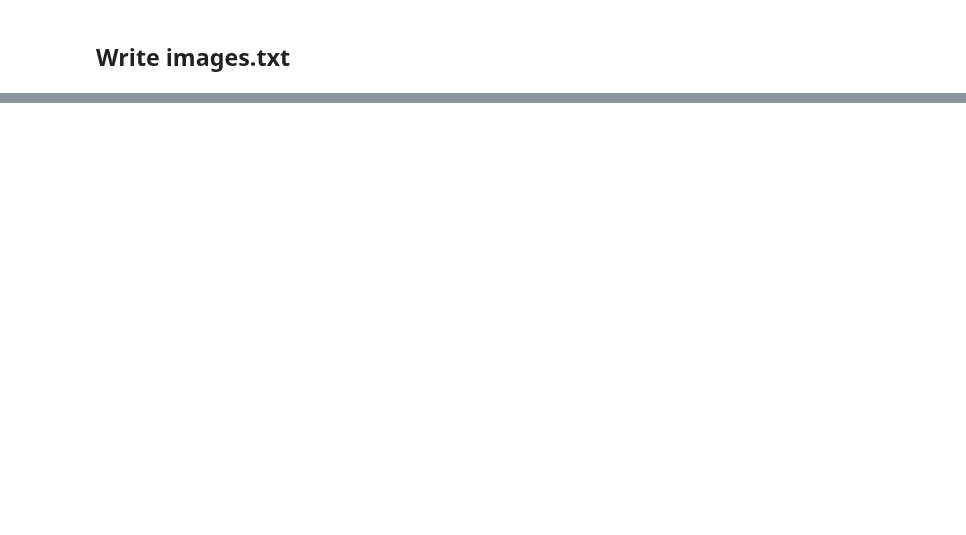
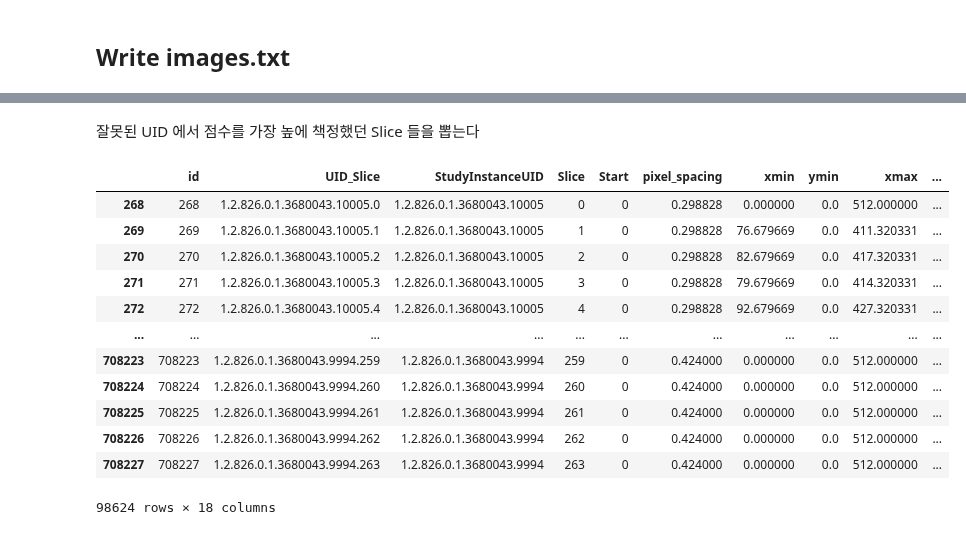
Before and after one commit to ghty011/cervical_spine, a Jupyter notebook: final/generate_yolo_labels.ipynb, the cells around one changed output, grey strips where cells are left out. Cells and saved outputs as stored; diff of their text form; code cells hidden in the pictures; blank space fills up the shorter version.

```diff
--- a/final/generate_yolo_labels.ipynb
+++ b/final/generate_yolo_labels.ipynb
@@ -193,0 +253,4 @@ print(len(neg_df))
+# %%
+#
+error_patient_df = patient_pred_df[(patient_pred_df.P0 > 0.5) & (patient_pred_df.patient_overall == 0)]
+error_patient_df.head()
@@ -193,0 +265,20 @@ print(len(neg_df))
+# %% [markdown]
+잘못된 UID 에서 점수를 가장 높에 책정했던 Slice 들을 뽑는다
+# %%
+test_pred_df = pd.read_csv('/root/autodl-tmp/df_test_pred_7945.csv')
+test_pred_df = test_pred_df[test_pred_df.StudyInstanceUID.isin(error_patient_df.index.unique())]
+test_pred_df
+# %% [output]
+|  | id | UID_Slice | StudyInstanceUID | Slice | Start | pixel_spacing | xmin | ymin | xmax | ... |
+| 268 | 268 | 1.2.826.0.1.3680043.10005.0 | 1.2.826.0.1.3680043.10005 | 0 | 0 | 0.298828 | 0.000000 | 0.0 | 512.000000 | ... |
+| 269 | 269 | 1.2.826.0.1.3680043.10005.1 | 1.2.826.0.1.3680043.10005 | 1 | 0 | 0.298828 | 76.679669 | 0.0 | 411.320331 | ... |
+| 270 | 270 | 1.2.826.0.1.3680043.10005.2 | 1.2.826.0.1.3680043.10005 | 2 | 0 | 0.298828 | 82.679669 | 0.0 | 417.320331 | ... |
+| 271 | 271 | 1.2.826.0.1.3680043.10005.3 | 1.2.826.0.1.3680043.10005 | 3 | 0 | 0.298828 | 79.679669 | 0.0 | 414.320331 | ... |
+| 272 | 272 | 1.2.826.0.1.3680043.10005.4 | 1.2.826.0.1.3680043.10005 | 4 | 0 | 0.298828 | 92.679669 | 0.0 | 427.320331 | ... |
+| ... | ... | ... | ... | ... | ... | ... | ... | ... | ... | ... |
+| 708223 | 708223 | 1.2.826.0.1.3680043.9994.259 | 1.2.826.0.1.3680043.9994 | 259 | 0 | 0.424000 | 0.000000 | 0.0 | 512.000000 | ... |
+| 708224 | 708224 | 1.2.826.0.1.3680043.9994.260 | 1.2.826.0.1.3680043.9994 | 260 | 0 | 0.424000 | 0.000000 | 0.0 | 512.000000 | ... |
+| 708225 | 708225 | 1.2.826.0.1.3680043.9994.261 | 1.2.826.0.1.3680043.9994 | 261 | 0 | 0.424000 | 0.000000 | 0.0 | 512.000000 | ... |
+| 708226 | 708226 | 1.2.826.0.1.3680043.9994.262 | 1.2.826.0.1.3680043.9994 | 262 | 0 | 0.424000 | 0.000000 | 0.0 | 512.000000 | ... |
+| 708227 | 708227 | 1.2.826.0.1.3680043.9994.263 | 1.2.826.0.1.3680043.9994 | 263 | 0 | 0.424000 | 0.000000 | 0.0 | 512.000000 | ... |
+98624 rows × 18 columns
```
Also changed, not shown: parts of 20 cells of this notebook.
